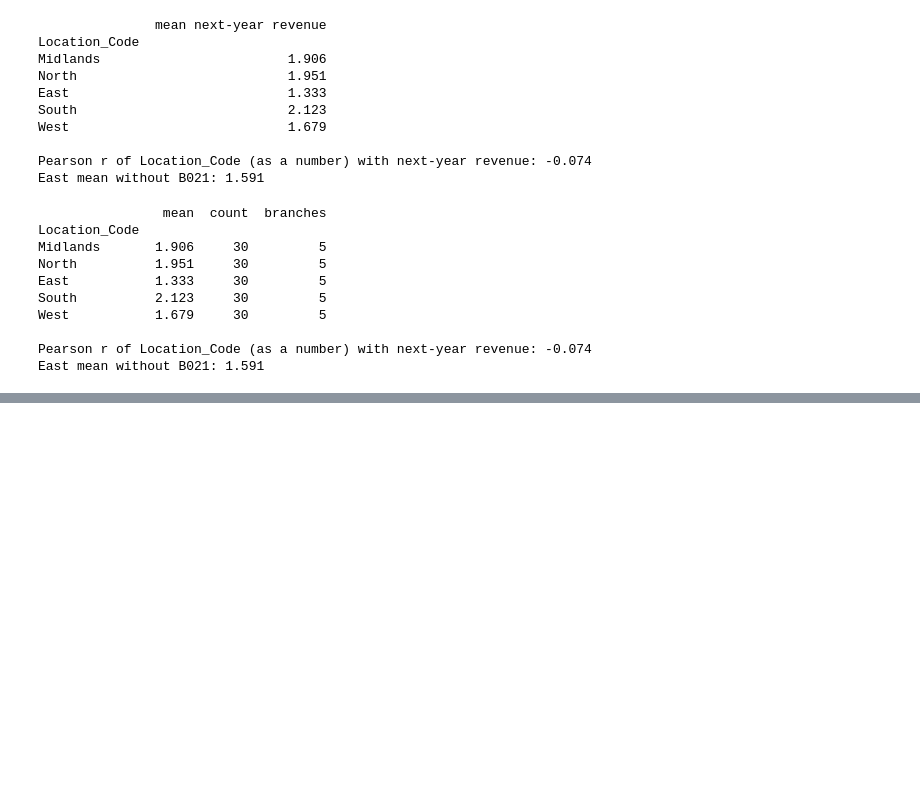
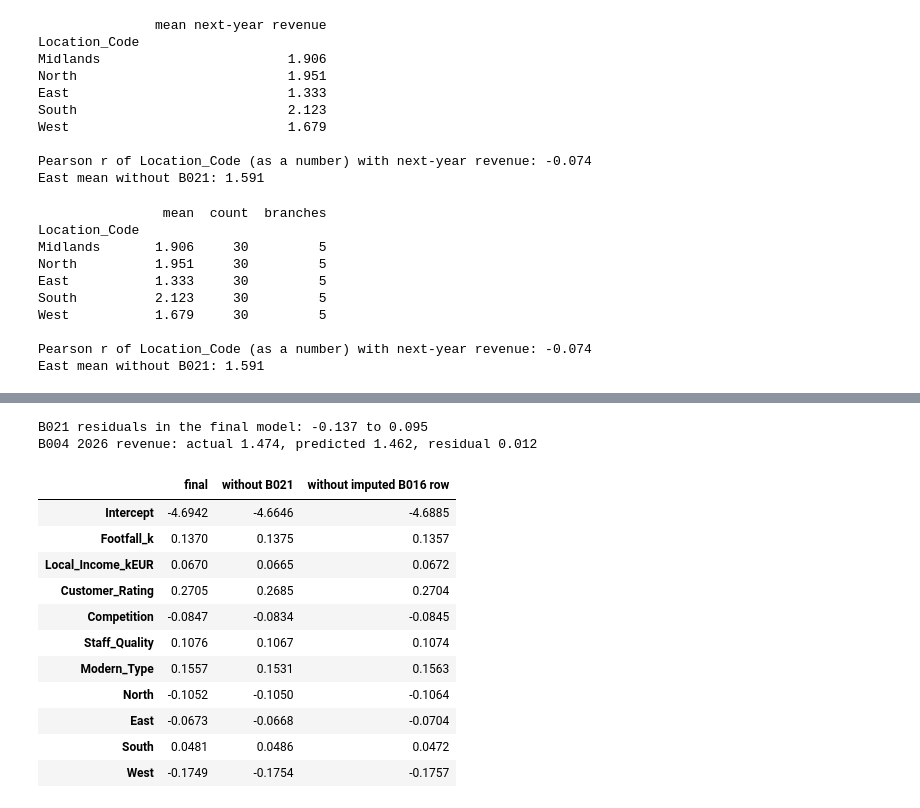
Before and after one commit to Ri-Dearg/data-test, a Jupyter notebook: A00082654_Rory.ipynb, the cells around one changed output, grey strips where cells are left out. Cells and saved outputs as stored; diff of their text form; code cells hidden in the pictures; blank space fills up the shorter version.

```diff
--- a/A00082654_Rory.ipynb
+++ b/A00082654_Rory.ipynb
@@ -778,0 +880,32 @@ East mean without B021: 1.591
+# %%
+# Sensitivity of the coefficients to B021 and to the staff-quality imputation
+no_b021_fit = smf.ols(final.model.formula, data=df_model[df_model['Branch_ID'] != 'B021']).fit()
+no_imputed_fit = smf.ols(
+    final.model.formula,
+    data=df_model[~((df_model['Branch_ID'] == 'B016') & (df_model['Year'] == 2025))],
+).fit()
+b021_resid = final.resid[df_model['Branch_ID'] == 'B021']
+print(f'B021 residuals in the final model: {b021_resid.min():.3f} to {b021_resid.max():.3f}')
+b004_2026 = (df_model['Branch_ID'] == 'B004') & (df_model['Year'] == 2025)
+print(
+    f'B004 2026 revenue: actual {df_model.loc[b004_2026, "Revenue_Next"].iloc[0]:.3f}, '
+    f'predicted {final.fittedvalues[b004_2026].iloc[0]:.3f}, residual {final.resid[b004_2026].iloc[0]:.3f}'
+)
+pd.DataFrame(
+    {'final': final.params, 'without B021': no_b021_fit.params, 'without imputed B016 row': no_imputed_fit.params}
+).round(4)
+# %% [output]
+B021 residuals in the final model: -0.137 to 0.095
+B004 2026 revenue: actual 1.474, predicted 1.462, residual 0.012
+|  | final | without B021 | without imputed B016 row |
+| Intercept | -4.6942 | -4.6646 | -4.6885 |
+| Footfall_k | 0.1370 | 0.1375 | 0.1357 |
+| Local_Income_kEUR | 0.0670 | 0.0665 | 0.0672 |
+| Customer_Rating | 0.2705 | 0.2685 | 0.2704 |
+| Competition | -0.0847 | -0.0834 | -0.0845 |
+| Staff_Quality | 0.1076 | 0.1067 | 0.1074 |
+| Modern_Type | 0.1557 | 0.1531 | 0.1563 |
+| North | -0.1052 | -0.1050 | -0.1064 |
+| East | -0.0673 | -0.0668 | -0.0704 |
+| South | 0.0481 | 0.0486 | 0.0472 |
+| West | -0.1749 | -0.1754 | -0.1757 |
```
Also changed, not shown: parts of 10 cells of this notebook.
